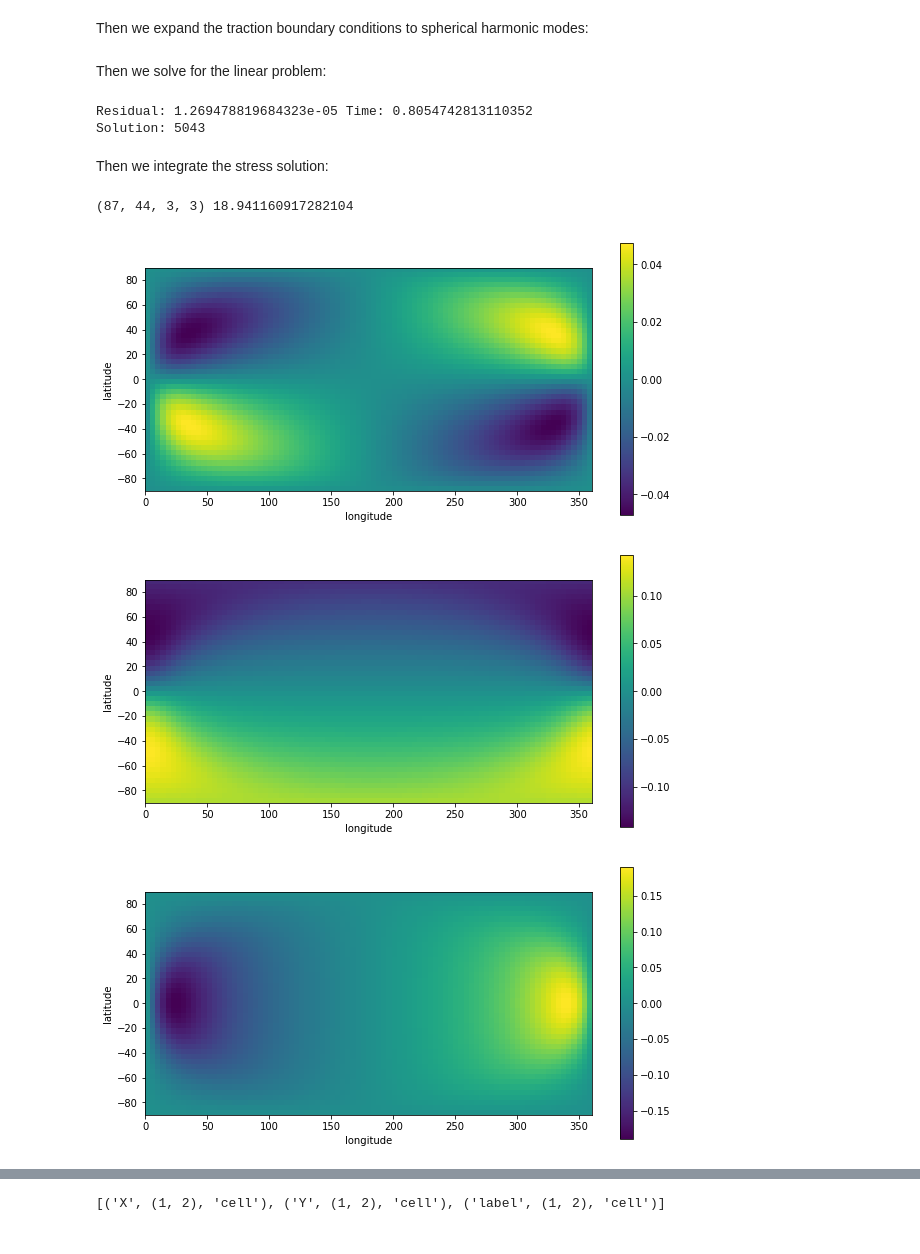
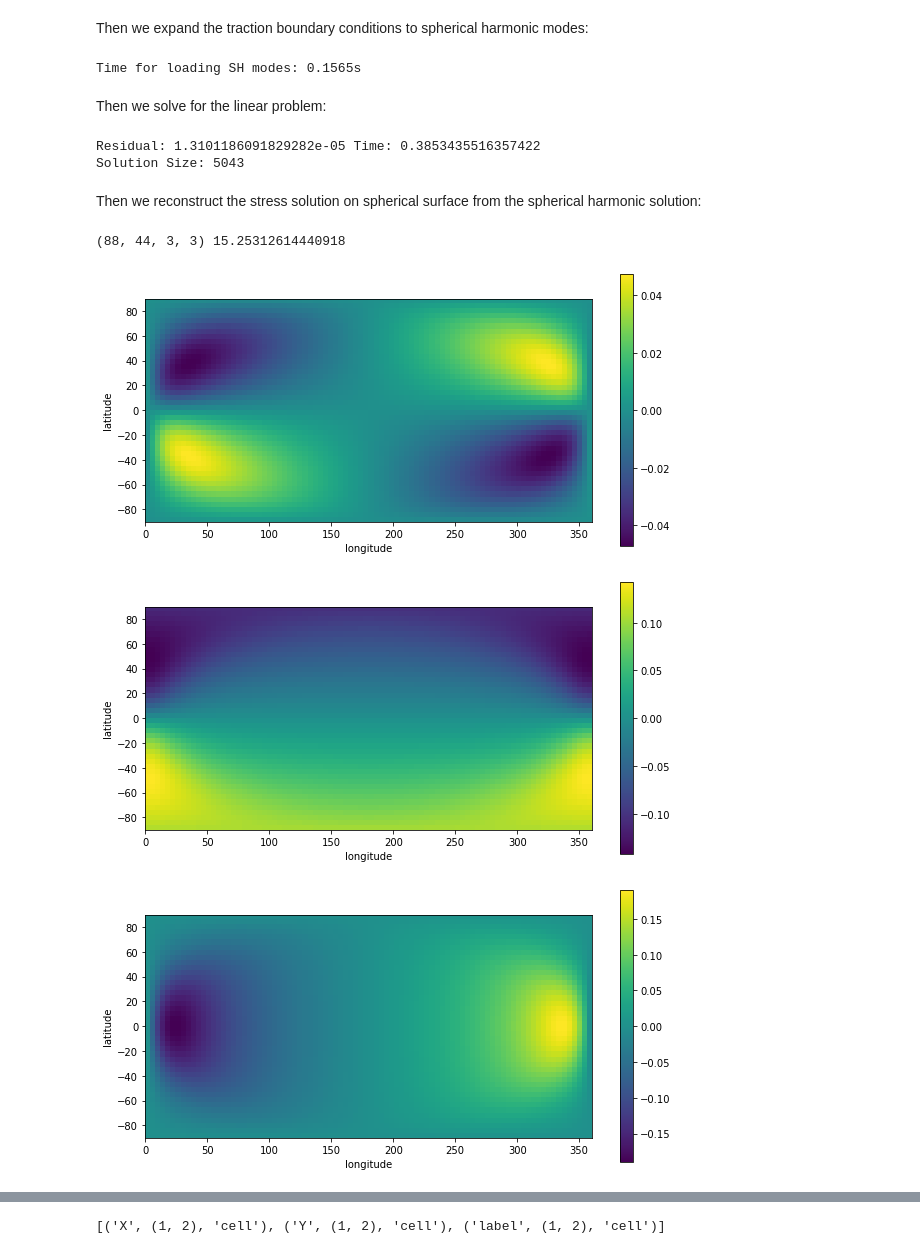
Before and after one commit to yfwang09/ShElastic, a Jupyter notebook: examples/Case02-Void_Dislocation_Interaction.ipynb, the cells around one changed output, grey strips where cells are left out. Saved outputs shown, nothing was run; the diff lists cells and outputs as text; code cells hidden in the pictures.

```diff
--- a/examples/Case02-Void_Dislocation_Interaction.ipynb
+++ b/examples/Case02-Void_Dislocation_Interaction.ipynb
@@ -232,7 +258,7 @@ x3= x0/r0
 # ts = [t, ]
 
 #### traction mode matrix info ####
-modepath = '../module/default_modes'
+modepath = '../shelastic/default_modes'
 lJmax = 43 # max l degree for saving a single mode
 lKmax = 40 # max cutoff l degree for modes
 LJ = (lJmax+1)**2
@@ -244,7 +270,7 @@ LK = (lKmax+1)**2
 #theta = (np.arange(0,Ngrid)+0.0)/Ngrid*(np.pi)
 #phi = (np.arange(0,2*Ngrid)+0.0)/(2*Ngrid)*(2*np.pi)
 ## GLQ mesh
-latglq, longlq = pyshtools.expand.GLQGridCoord(lJmax)
+latglq, longlq = pyshtools.expand.GLQGridCoord(lJmax, extend=True)
 theta = np.deg2rad(90 - latglq)
 phi = np.deg2rad(longlq)
 
@@ -315,26 +325,28 @@ plt.show()
 Then we expand the traction boundary conditions to spherical harmonic modes:
 # %%
 #### load the full and sub matrix ####
+import time
 import scipy.sparse as spm
-from scipy.io import loadmat, savemat, mmwrite
-from ShElastic import calSmode
-from SHBV import generate_submat, visualize_Cmat
+from scipy.io import loadmat, savemat
+from shelastic.shelastic import calSmode
+from shelastic.shbv import generate_submat
 
+ticT = time.time()
 shtype = 'irr'
 Tmodes = loadmat(os.path.join(modepath, 'Tmodes.mat'))
-
-Tmodes = (Tmodes['T1'+shtype], Tmodes['T2'+shtype], Tmodes['T3'+shtype], Tmodes['T0'+shtype])
-fullCmat = calSmode(Tmodes, mu, nu)
-#lJfull = 43; lKfull = 40;
-Cmat = generate_submat(mu, nu, fullCmat, lKmax, lJmax)
-
-#plt.figure(figsize=(24,24))
-#visualize_Cmat(Cmat, precision=1e-8)
-#plt.show()
+Cmat = generate_submat(Tmodes, mu, nu, lKmax, lJmax, shtype=shtype)
+Umodes = loadmat(os.path.join(modepath, 'Umodes.mat'))
+Dmat = generate_submat(Umodes, mu, nu, lKmax, lJmax, shtype=shtype)
+Smodes = loadmat(os.path.join(modepath, 'Smodes.mat'))
+Smodes = generate_submat(Smodes, mu, nu, lKmax, lJmax, shtype=shtype)
+tocT = time.time()
+print('Time for loading SH modes: %.4fs'%(tocT-ticT))
+# %% [output]
+Time for loading SH modes: 0.1565s
 # %% [markdown]
 Then we solve for the linear problem:
 # %%
-from SHBV import print_SH_mode
+from shelastic.shbv import print_SH_mode
 from scipy.sparse.linalg import lsqr
 import time
 
@@ -344,34 +356,29 @@ toc = time.time()
 print('Residual:', A[3], 'Time:', toc-tic)
 A_sol = np.zeros_like(A[0])
 A_sol[np.abs(A[0]) > 1e-8] = A[0][np.abs(A[0]) > 1e-8]
-print('Solution:', A_sol.size)
+print('Solution Size:', A_sol.size)
 #index_sol = print_SH_mode(A_sol, m_dir=3)
 # %% [output]
-Residual: 1.269478819684323e-05 Time: 0.8054742813110352
-Solution: 5043
+Residual: 1.3101186091829282e-05 Time: 0.3853435516357422
+Solution Size: 5043
 # %% [markdown]
-Then we integrate the stress solution:
+Then we reconstruct the stress solution on spherical surface from the spherical harmonic solution:
 # %%
-from SHBV import fast_stress_solution
-
-Smodes = loadmat(os.path.join(modepath, 'Smodes.mat'))
-Smodes = (Smodes['S1'+shtype], Smodes['S2'+shtype], Smodes['S3'+shtype], Smodes['S0'+shtype])
-fullSmodes = calSmode(Smodes, mu, nu)
-Smodes = generate_submat(mu, nu, fullSmodes, lKmax, lJmax, kJ=9)
+from shelastic.shbv import fast_stress_solution
 
 tic = time.time()
 sigma_tot = fast_stress_solution(A_sol, X, Y, Z, Smodes, lKmax, lJmax)
 toc = time.time()
 print(sigma_tot.shape, toc-tic)
 
 T_sol = np.sum(sigma_tot*N[...,np.newaxis,:], axis=-1)
 
 for k in range(3):
     T_sol_grid = pyshtools.SHGrid.from_array(T_sol[...,k].T, grid='GLQ')
     fig, ax = plotfv(T_sol_grid.to_array())
     #T_sol_grid.plot()#3d(elevation=20, azimuth=-45)
 # %% [output]
-(87, 44, 3, 3) 18.941160917282104
+(88, 44, 3, 3) 15.25312614440918
-[figure, old version]
+[figure, new version]
-[figure, old version]
+[figure, new version]
-[figure, old version]
+[figure, new version]
```
Also changed, not shown: parts of 26 cells of this notebook.
